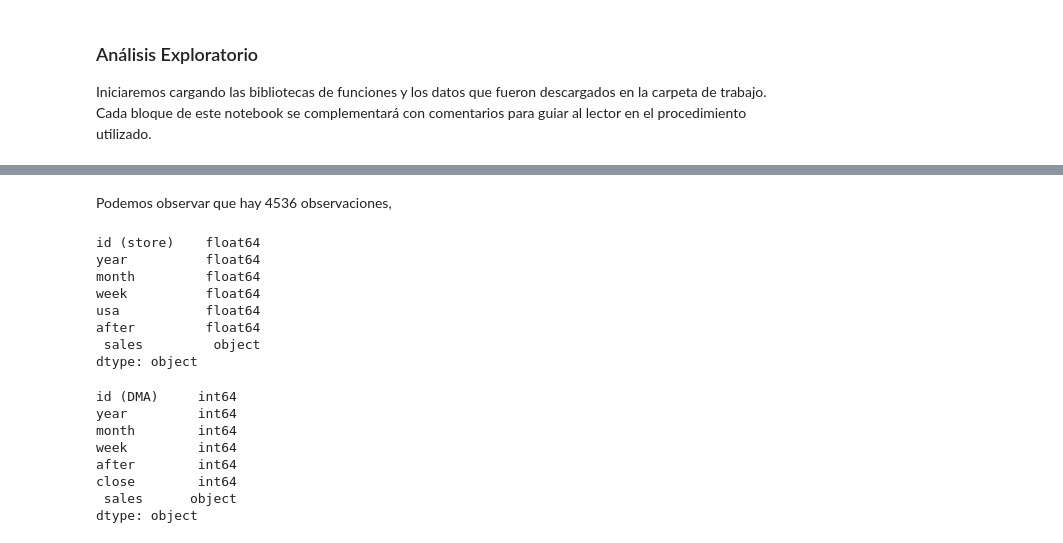
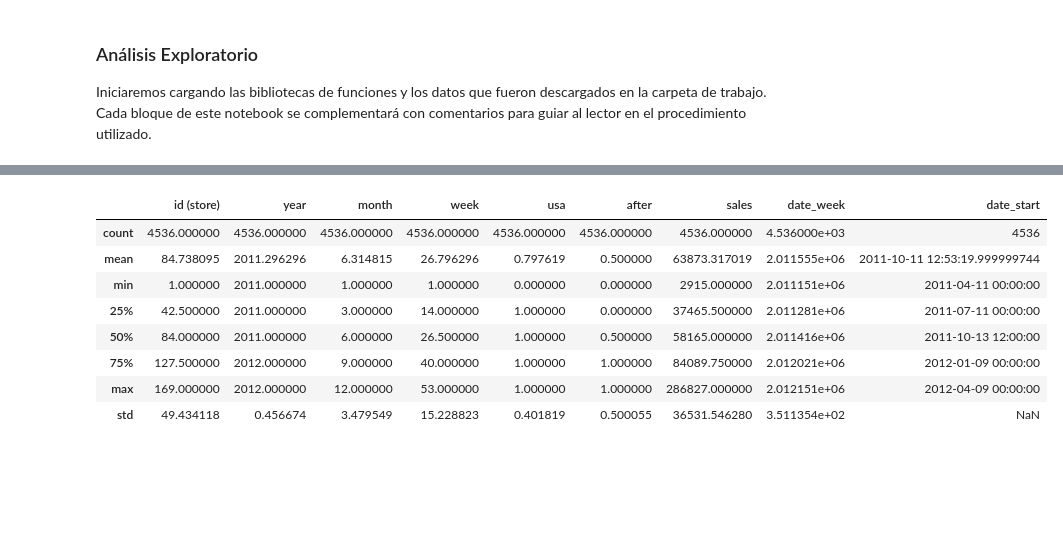
Before and after one commit to Javolet/Evaluacion_OPI, a Jupyter notebook: Seccion_C/Seccion_C_Notebook.ipynb, the cells around one changed output, grey strips where cells are left out. Drawn from its saved outputs; the diff is of its cells as text; code cells hidden in the pictures; blank space fills up the shorter version.

```diff
--- a/Seccion_C/Seccion_C_Notebook.ipynb
+++ b/Seccion_C/Seccion_C_Notebook.ipynb
@@ -77,10 +105,21 @@ Podemos observar que las ventas no están en el formato númerico que esperamos
 # 2.5 Seleccionamos las primeras 7 columnas en ambos datasets
 dataset_bm = dataset_bm.iloc[:,:7]
 dataset_ol = dataset_ol.iloc[:,:7]
-# 2.6 Convertimos los nombres de los campos de ventas en numérico
+# 2.6 Retiramos los valores nulos
+dataset_bm.dropna(axis = 0, how = 'any', inplace = True)
+dataset_ol.dropna(axis = 0, how = 'any', inplace = True)
+# 2.7 Convertimos los nombres de los campos de ventas en numérico
 dataset_bm.rename(columns = {dataset_bm.columns[6]:'sales'}, inplace = True)
 dataset_ol.rename(columns = {dataset_ol.columns[6]:'sales'}, inplace = True)
-# 2.7 Convertimos los campos ventas en numéricos
+# 2.8 Convertimos los campos ventas en numéricos
 dataset_bm['sales'] = dataset_bm['sales'].str.replace(',','').astype('float64')
 dataset_ol['sales'] = dataset_ol['sales'].str.replace(',','').astype('float64')
-# 2.8 Convertimos los campos año, mes y semana en fecha e indexamos
+# 2.9 Convertimos los campos año, mes y semana en fecha e indexamos
+def convertir_anio_mes(el_df):
+    el_df['date_week'] = el_df['year'] * 1000 + (el_df['week']-1) * 10 + 1
+    # Debido al desfase en las semanas haremos una conversión
+    el_df['date_start'] = np.where((el_df['year']==2012) & (el_df['week']==1), \
+                                   pd.to_datetime(el_df['year'], format='%Y'), \
+                                   pd.to_datetime(el_df['date_week'], format='%Y%W%w'))
+convertir_anio_mes(dataset_bm)
+convertir_anio_mes(dataset_ol)
@@ -99,24 +126,13 @@ dataset_bm.describe()
-# %% [markdown]
-Podemos observar que hay 4536 observaciones,
-# %%
-dataset_bm.dtypes
-# %% [output]
-id (store)    float64
-year          float64
-month         float64
-week          float64
-usa           float64
-after         float64
- sales         object
-dtype: object
-# %%
-dataset_ol.dtypes
-# %% [output]
-id (DMA)     int64
-year         int64
-month        int64
-week         int64
-after        int64
-close        int64
- sales      object
-dtype: object
+# %%
+# 2.10 Ahora pasemos a ver una descripción de los datos del canal físico
+dataset_bm.describe(datetime_is_numeric=True)
+# %% [output]
+|  | id (store) | year | month | week | usa | after | sales | date_week | date_start |
+| count | 4536.000000 | 4536.000000 | 4536.000000 | 4536.000000 | 4536.000000 | 4536.000000 | 4536.000000 | 4.536000e+03 | 4536 |
+| mean | 84.738095 | 2011.296296 | 6.314815 | 26.796296 | 0.797619 | 0.500000 | 63873.317019 | 2.011555e+06 | 2011-10-11 12:53:19.999999744 |
+| min | 1.000000 | 2011.000000 | 1.000000 | 1.000000 | 0.000000 | 0.000000 | 2915.000000 | 2.011151e+06 | 2011-04-11 00:00:00 |
+| 25% | 42.500000 | 2011.000000 | 3.000000 | 14.000000 | 1.000000 | 0.000000 | 37465.500000 | 2.011281e+06 | 2011-07-11 00:00:00 |
+| 50% | 84.000000 | 2011.000000 | 6.000000 | 26.500000 | 1.000000 | 0.500000 | 58165.000000 | 2.011416e+06 | 2011-10-13 12:00:00 |
+| 75% | 127.500000 | 2012.000000 | 9.000000 | 40.000000 | 1.000000 | 1.000000 | 84089.750000 | 2.012021e+06 | 2012-01-09 00:00:00 |
+| max | 169.000000 | 2012.000000 | 12.000000 | 53.000000 | 1.000000 | 1.000000 | 286827.000000 | 2.012151e+06 | 2012-04-09 00:00:00 |
+| std | 49.434118 | 0.456674 | 3.479549 | 15.228823 | 0.401819 | 0.500055 | 36531.546280 | 3.511354e+02 | NaN |
```
Also changed, not shown: parts of 11 cells of this notebook.
